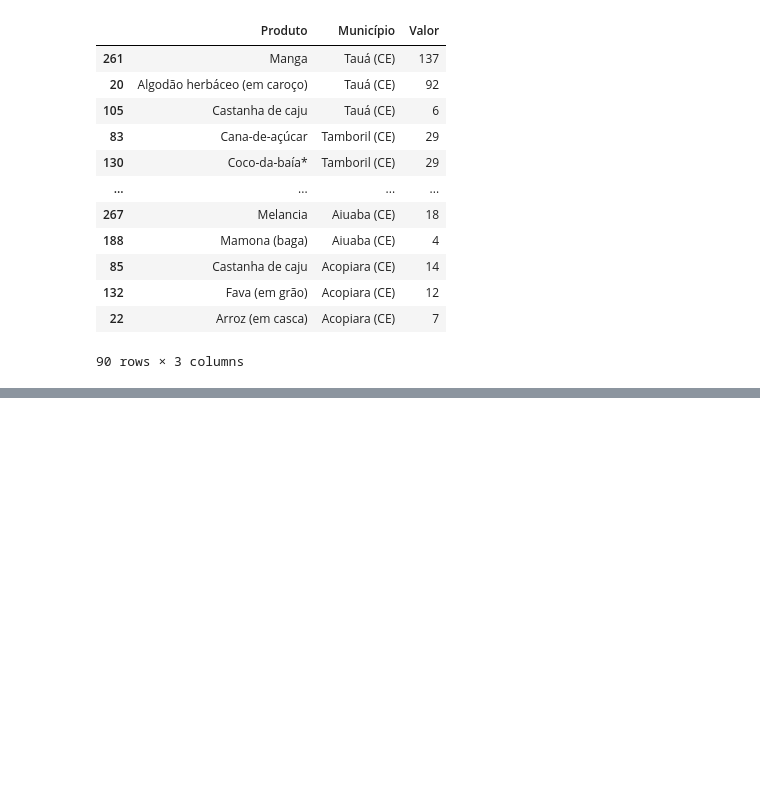
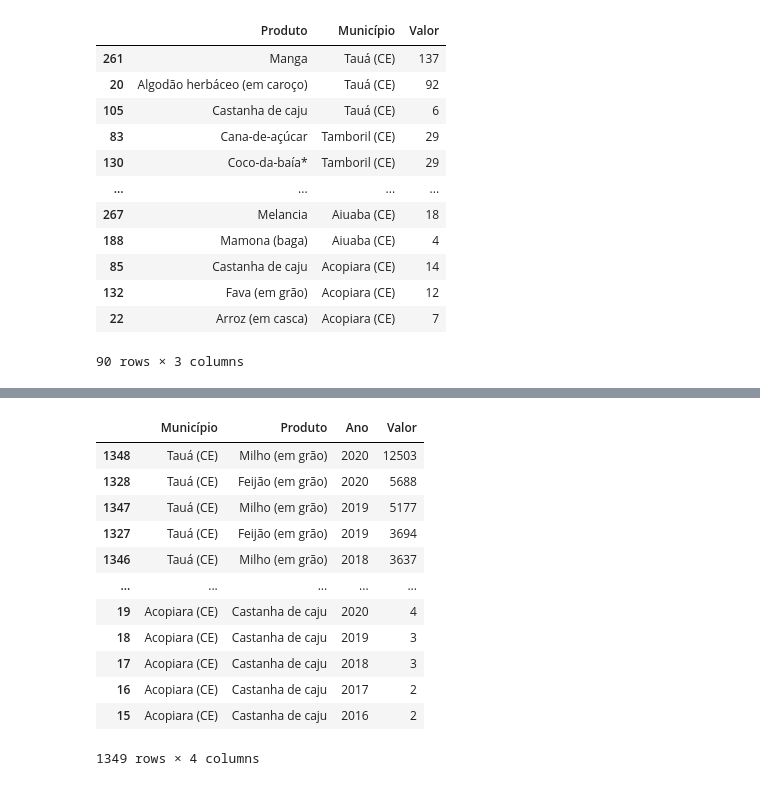
Before and after one commit to esdrasdelima/Pre-Modelagem-de-Dados, a Jupyter notebook: trabalho.ipynb, the cells around one changed output, grey strips where cells are left out. Cells and saved outputs as stored; diff of their text form; code cells hidden in the pictures; blank space fills up the shorter version.

```diff
--- a/trabalho.ipynb
+++ b/trabalho.ipynb
@@ -246,0 +238,3 @@ df_anual.set_index('Ano').plot()
+# %%
+columns_select = ["Município", "Produto", "Ano", "Valor", ]
+columns_groupby = ["Município", "Produto", "Ano",]
@@ -246,0 +245,18 @@ df_anual.set_index('Ano').plot()
+# %%
+custo_total_por_municipio_produto_e_ano = df[columns_select].groupby(columns_groupby).sum().reset_index().sort_values("Valor", ascending=False)
+# %%
+custo_total_por_municipio_produto_e_ano.sort_values(["Município", "Valor"], ascending=False)
+# %% [output]
+|  | Município | Produto | Ano | Valor |
+| 1348 | Tauá (CE) | Milho (em grão) | 2020 | 12503 |
+| 1328 | Tauá (CE) | Feijão (em grão) | 2020 | 5688 |
+| 1347 | Tauá (CE) | Milho (em grão) | 2019 | 5177 |
+| 1327 | Tauá (CE) | Feijão (em grão) | 2019 | 3694 |
+| 1346 | Tauá (CE) | Milho (em grão) | 2018 | 3637 |
+| ... | ... | ... | ... | ... |
+| 19 | Acopiara (CE) | Castanha de caju | 2020 | 4 |
+| 18 | Acopiara (CE) | Castanha de caju | 2019 | 3 |
+| 17 | Acopiara (CE) | Castanha de caju | 2018 | 3 |
+| 16 | Acopiara (CE) | Castanha de caju | 2017 | 2 |
+| 15 | Acopiara (CE) | Castanha de caju | 2016 | 2 |
+1349 rows × 4 columns
```
Also changed, not shown: parts of 26 cells of this notebook.
